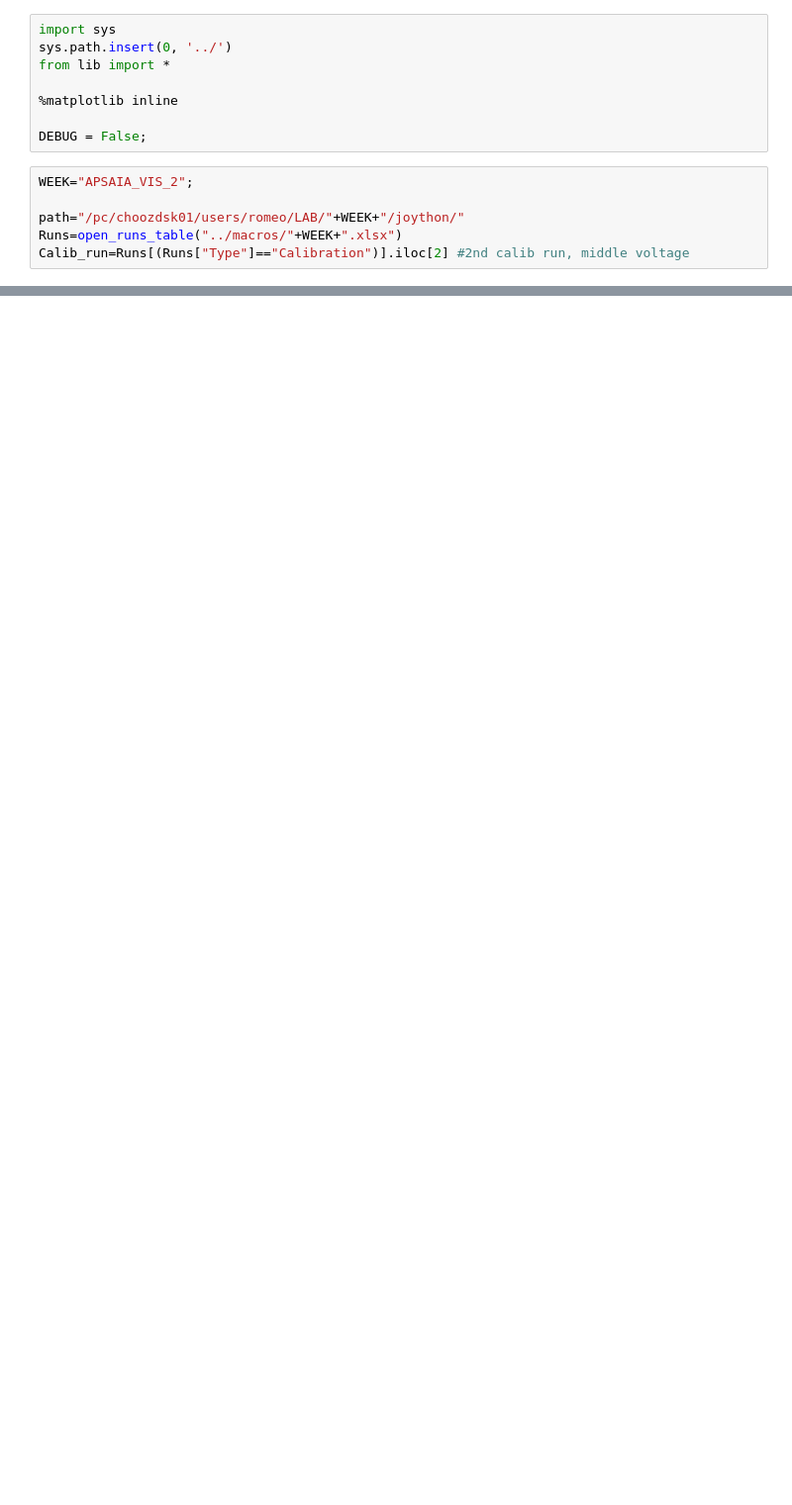
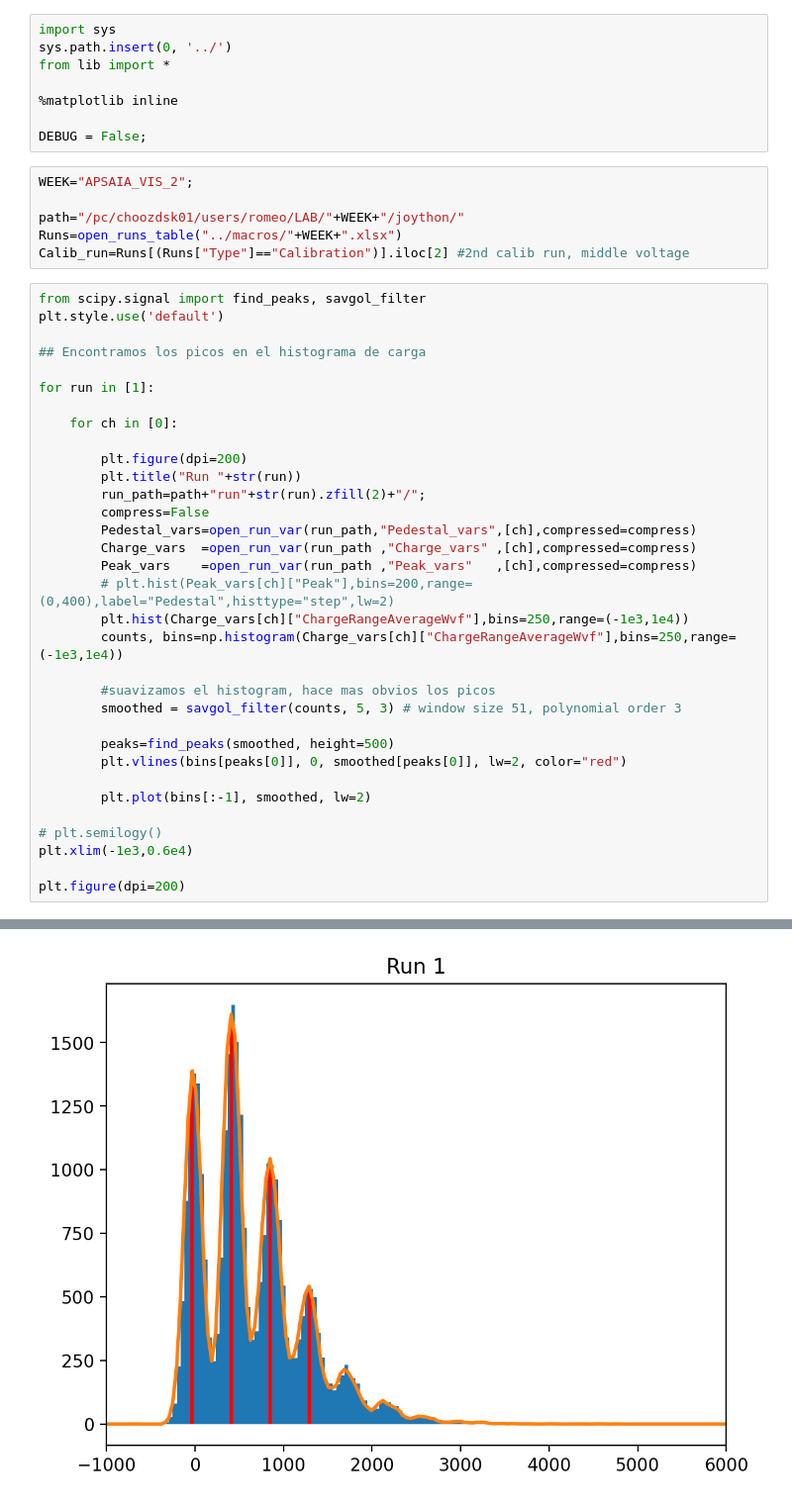
Before and after one commit to rodralva/JOYTHON_TOOLS, a Jupyter notebook: notebooks/Calibration_2024.ipynb, the cells around one changed output, grey strips where cells are left out. Shown: that part at 99% size. Saved outputs shown, nothing was run; the diff lists cells and outputs as text; blank space fills up the shorter version.

```diff
--- a/notebooks/Calibration_2024.ipynb
+++ b/notebooks/Calibration_2024.ipynb
@@ -12,3 +12,37 @@ WEEK="APSAIA_VIS_2";
 path="/pc/choozdsk01/users/romeo/LAB/"+WEEK+"/joython/"
 Runs=open_runs_table("../macros/"+WEEK+".xlsx")
 Calib_run=Runs[(Runs["Type"]=="Calibration")].iloc[2] #2nd calib run, middle voltage
+# %%
+from scipy.signal import find_peaks, savgol_filter
+plt.style.use('default')
+
+## Encontramos los picos en el histograma de carga
+
+for run in [1]:
+
+    for ch in [0]:
+
+        plt.figure(dpi=200)
+        plt.title("Run "+str(run))
+        run_path=path+"run"+str(run).zfill(2)+"/";
+        compress=False
+        Pedestal_vars=open_run_var(run_path,"Pedestal_vars",[ch],compressed=compress)
+        Charge_vars  =open_run_var(run_path ,"Charge_vars" ,[ch],compressed=compress)
+        Peak_vars    =open_run_var(run_path ,"Peak_vars"   ,[ch],compressed=compress)
+        # plt.hist(Peak_vars[ch]["Peak"],bins=200,range=(0,400),label="Pedestal",histtype="step",lw=2)
+        plt.hist(Charge_vars[ch]["ChargeRangeAverageWvf"],bins=250,range=(-1e3,1e4))
+        counts, bins=np.histogram(Charge_vars[ch]["ChargeRangeAverageWvf"],bins=250,range=(-1e3,1e4))
+
+        #suavizamos el histogram, hace mas obvios los picos
+        smoothed = savgol_filter(counts, 5, 3) # window size 51, polynomial order 3
+
+        peaks=find_peaks(smoothed, height=500)
+        plt.vlines(bins[peaks[0]], 0, smoothed[peaks[0]], lw=2, color="red")
+
+        plt.plot(bins[:-1], smoothed, lw=2)
+
+# plt.semilogy()
+plt.xlim(-1e3,0.6e4)
+
+plt.figure(dpi=200)
+# %% [output]
@@ -14,0 +50 @@ Calib_run=Runs[(Runs["Type"]=="Calibration")].iloc[2] #2nd calib run, middle vol
+[figure, added]
```
Also changed, not shown: parts of 9 cells of this notebook, 4 other files.
